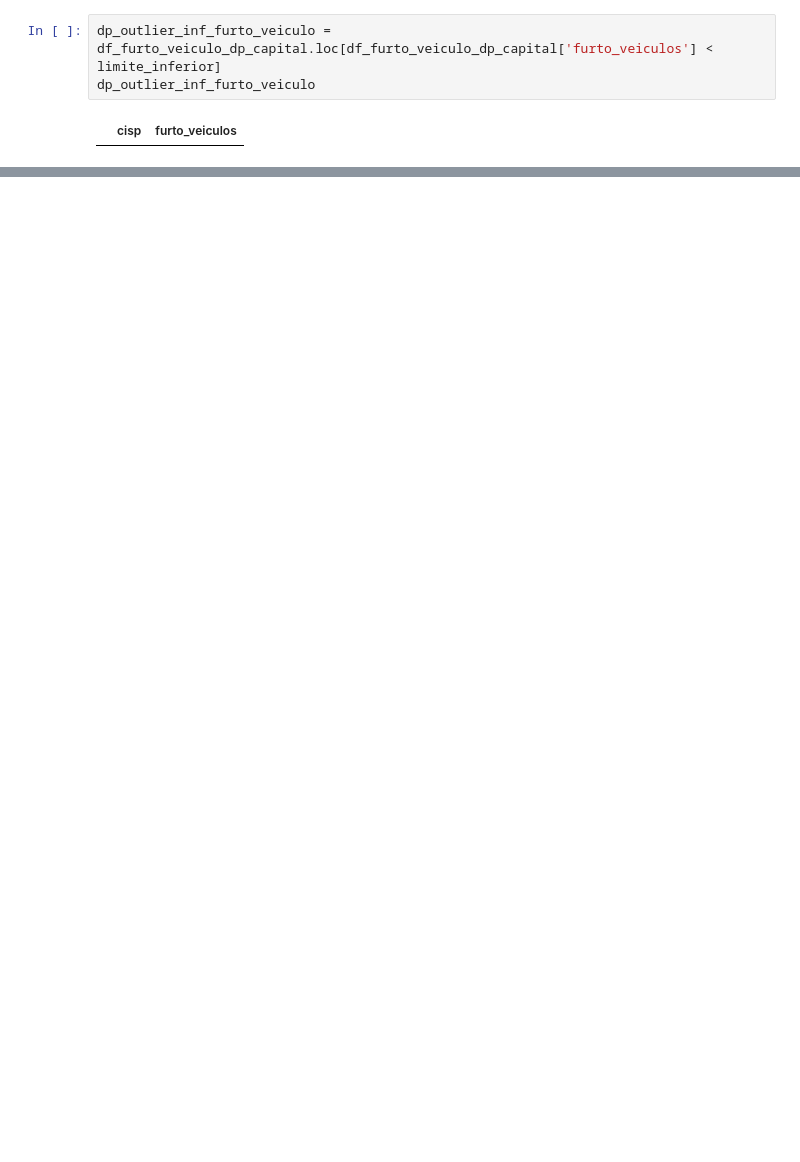
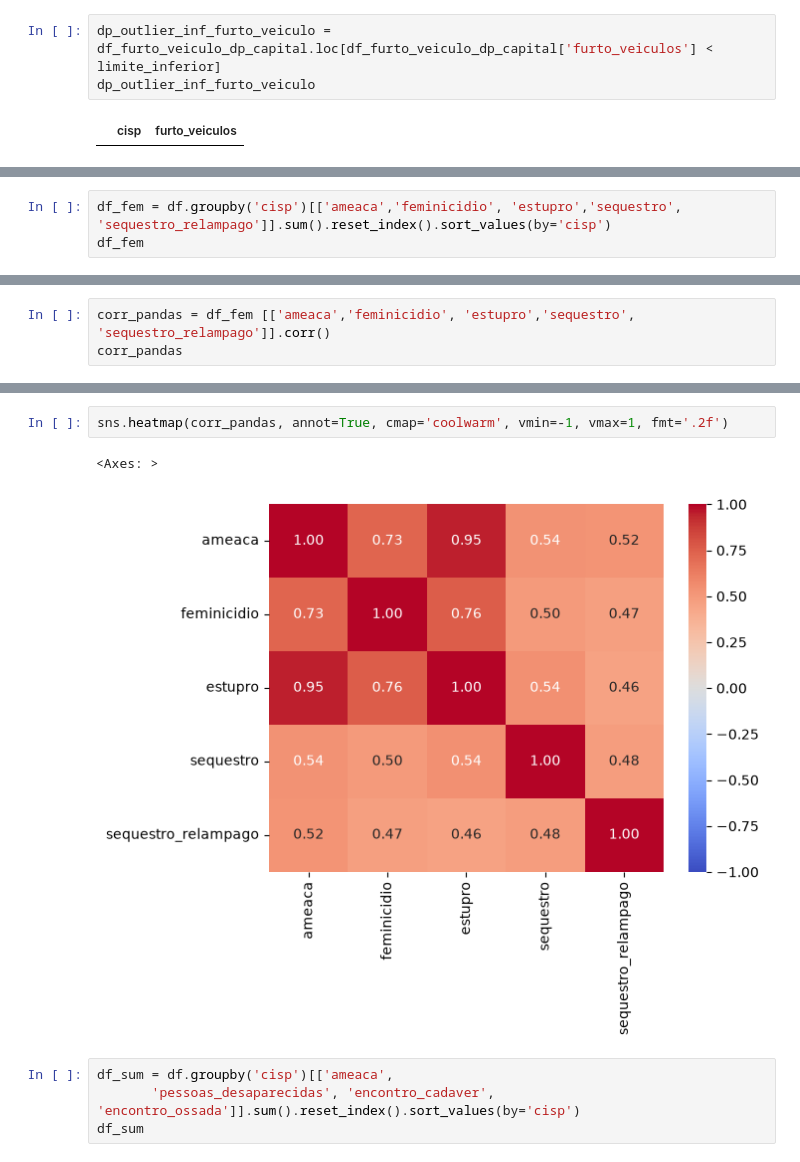
Before and after one commit to CarlosEduardoRodrigues7/Uc2, a Jupyter notebook: aula1 - isp dados.ipynb, the cells around one changed output, grey strips where cells are left out. Drawn from its saved outputs; the diff is of its cells as text; blank space fills up the shorter version.

```diff
--- a/aula1 - isp dados.ipynb
+++ b/aula1 - isp dados.ipynb
@@ -569,0 +563,3 @@ dp_outlier_inf_furto_veiculo
+# %%
+df_fem = df.groupby('cisp')[['ameaca','feminicidio', 'estupro','sequestro', 'sequestro_relampago']].sum().reset_index().sort_values(by='cisp')
+df_fem
@@ -569,0 +580,3 @@ dp_outlier_inf_furto_veiculo
+# %%
+corr_pandas = df_fem [['ameaca','feminicidio', 'estupro','sequestro', 'sequestro_relampago']].corr()
+corr_pandas
@@ -569,0 +590,9 @@ dp_outlier_inf_furto_veiculo
+# %%
+sns.heatmap(corr_pandas, annot=True, cmap='coolwarm', vmin=-1, vmax=1, fmt='.2f')
+# %% [output]
+<Axes: >
+[figure, added]
+# %%
+df_sum = df.groupby('cisp')[['ameaca',
+       'pessoas_desaparecidas', 'encontro_cadaver', 'encontro_ossada']].sum().reset_index().sort_values(by='cisp')
+df_sum
```
Also changed, not shown: parts of 39 cells of this notebook, 2 other files.
